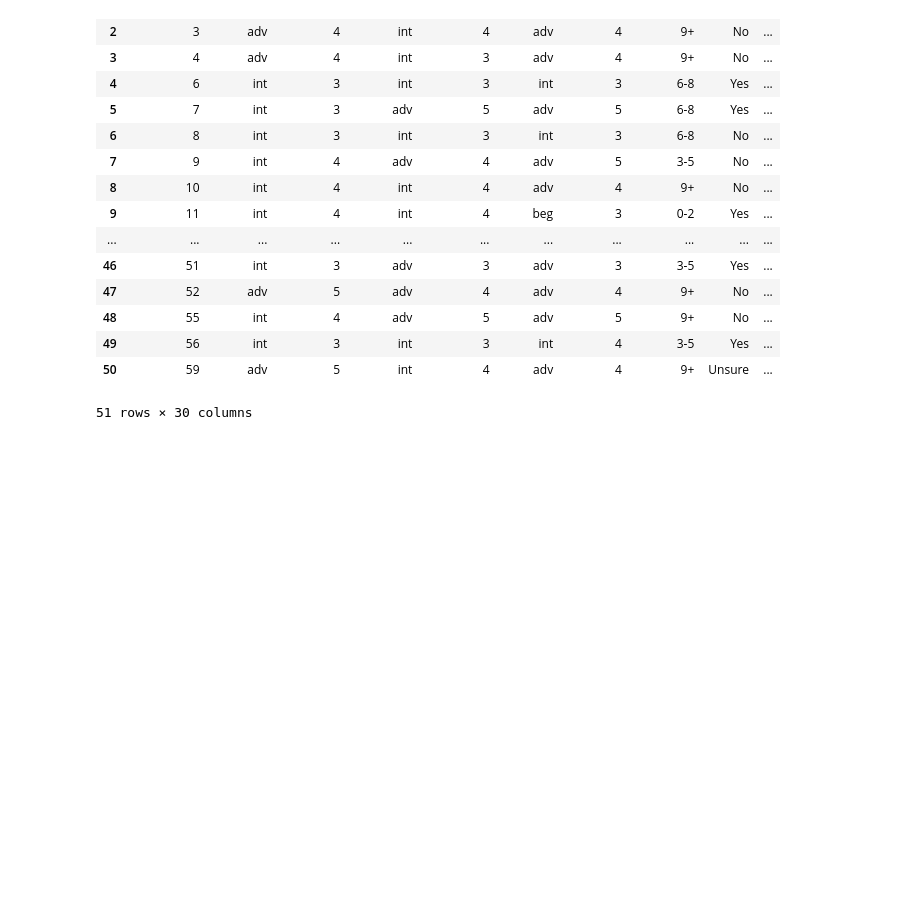
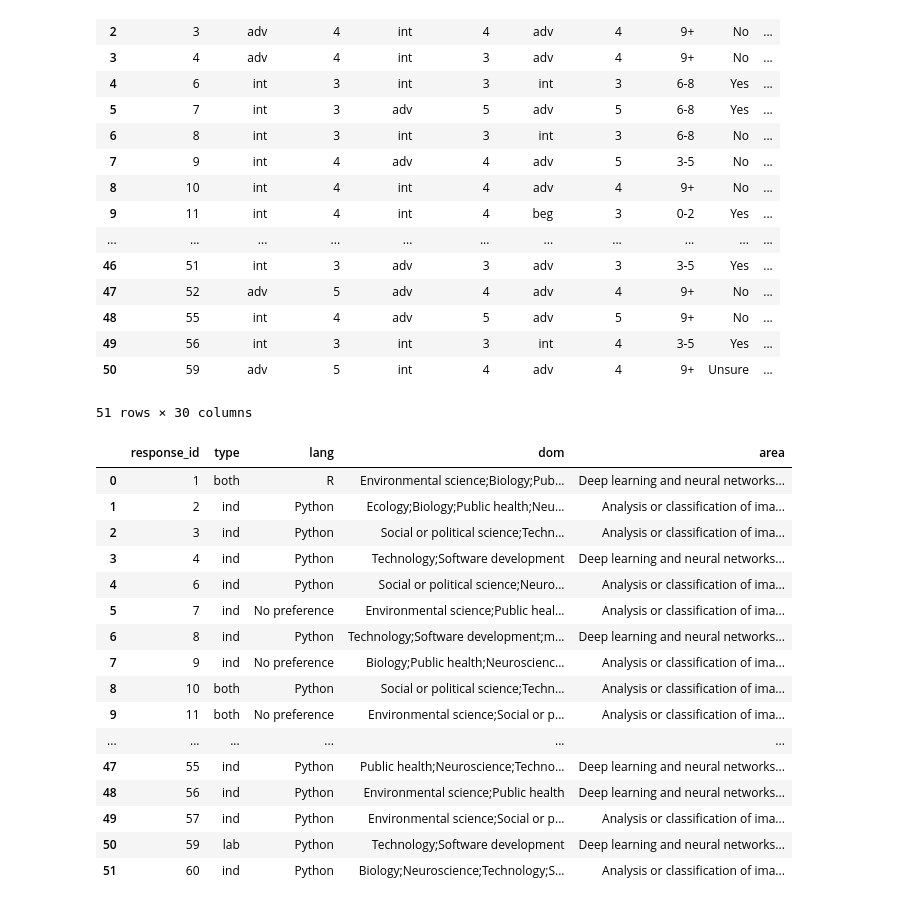
Before and after one commit to pstat197/module-0-class-survey-data-table_seven, a Jupyter notebook: scripts/Madhav.ipynb, the cells around one changed output. Saved outputs shown, nothing was run; the diff lists cells and outputs as text; code cells hidden in the pictures; blank space fills up the shorter version.

```diff
--- a/scripts/Madhav.ipynb
+++ b/scripts/Madhav.ipynb
@@ -21,3 +32,24 @@ pd.read_csv('data/background-clean.csv')
 | 49 | 56 | int | 3 | int | 3 | int | 4 | 3-5 | Yes | ... |
 | 50 | 59 | adv | 5 | int | 4 | adv | 4 | 9+ | Unsure | ... |
 51 rows × 30 columns
+# %%
+df2 = pd.read_csv('data/interest-clean.csv')
+df2
+# %% [output]
+|  | response_id | type | lang | dom | area |
+| 0 | 1 | both | R | Environmental science;Biology;Pub... | Deep learning and neural networks... |
+| 1 | 2 | ind | Python | Ecology;Biology;Public health;Neu... | Analysis or classification of ima... |
+| 2 | 3 | ind | Python | Social or political science;Techn... | Analysis or classification of ima... |
+| 3 | 4 | ind | Python | Technology;Software development | Deep learning and neural networks... |
+| 4 | 6 | ind | Python | Social or political science;Neuro... | Analysis or classification of ima... |
+| 5 | 7 | ind | No preference | Environmental science;Public heal... | Analysis or classification of ima... |
+| 6 | 8 | ind | Python | Technology;Software development;m... | Deep learning and neural networks... |
+| 7 | 9 | ind | No preference | Biology;Public health;Neuroscienc... | Analysis or classification of ima... |
+| 8 | 10 | both | Python | Social or political science;Techn... | Analysis or classification of ima... |
+| 9 | 11 | both | No preference | Environmental science;Social or p... | Analysis or classification of ima... |
+| ... | ... | ... | ... | ... | ... |
+| 47 | 55 | ind | Python | Public health;Neuroscience;Techno... | Deep learning and neural networks... |
+| 48 | 56 | ind | Python | Environmental science;Public health | Deep learning and neural networks... |
+| 49 | 57 | ind | Python | Environmental science;Social or p... | Analysis or classification of ima... |
+| 50 | 59 | lab | Python | Technology;Software development | Deep learning and neural networks... |
+| 51 | 60 | ind | Python | Biology;Neuroscience;Technology;S... | Analysis or classification of ima... |
```
Also changed, not shown: parts of 11 cells of this notebook.
